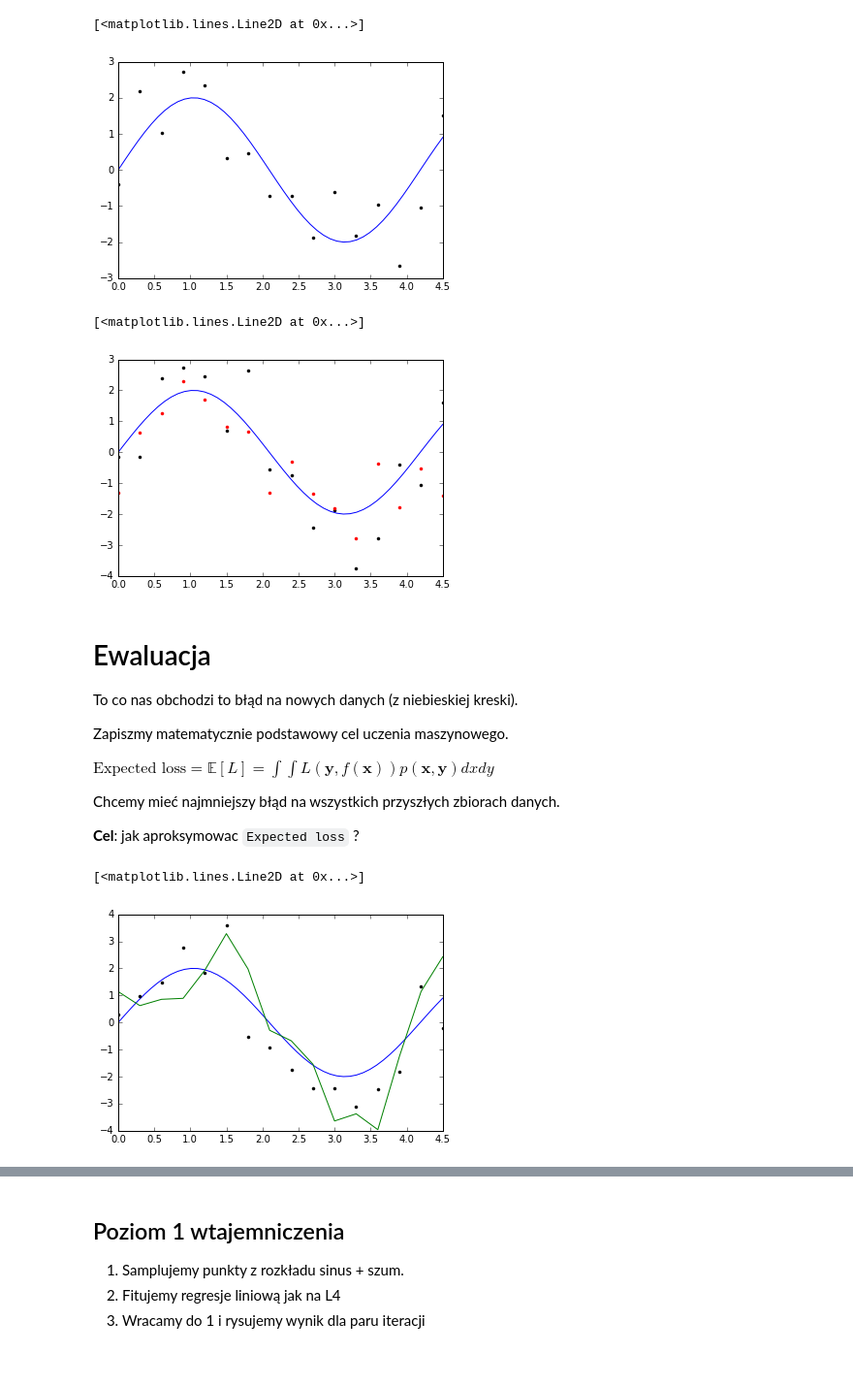
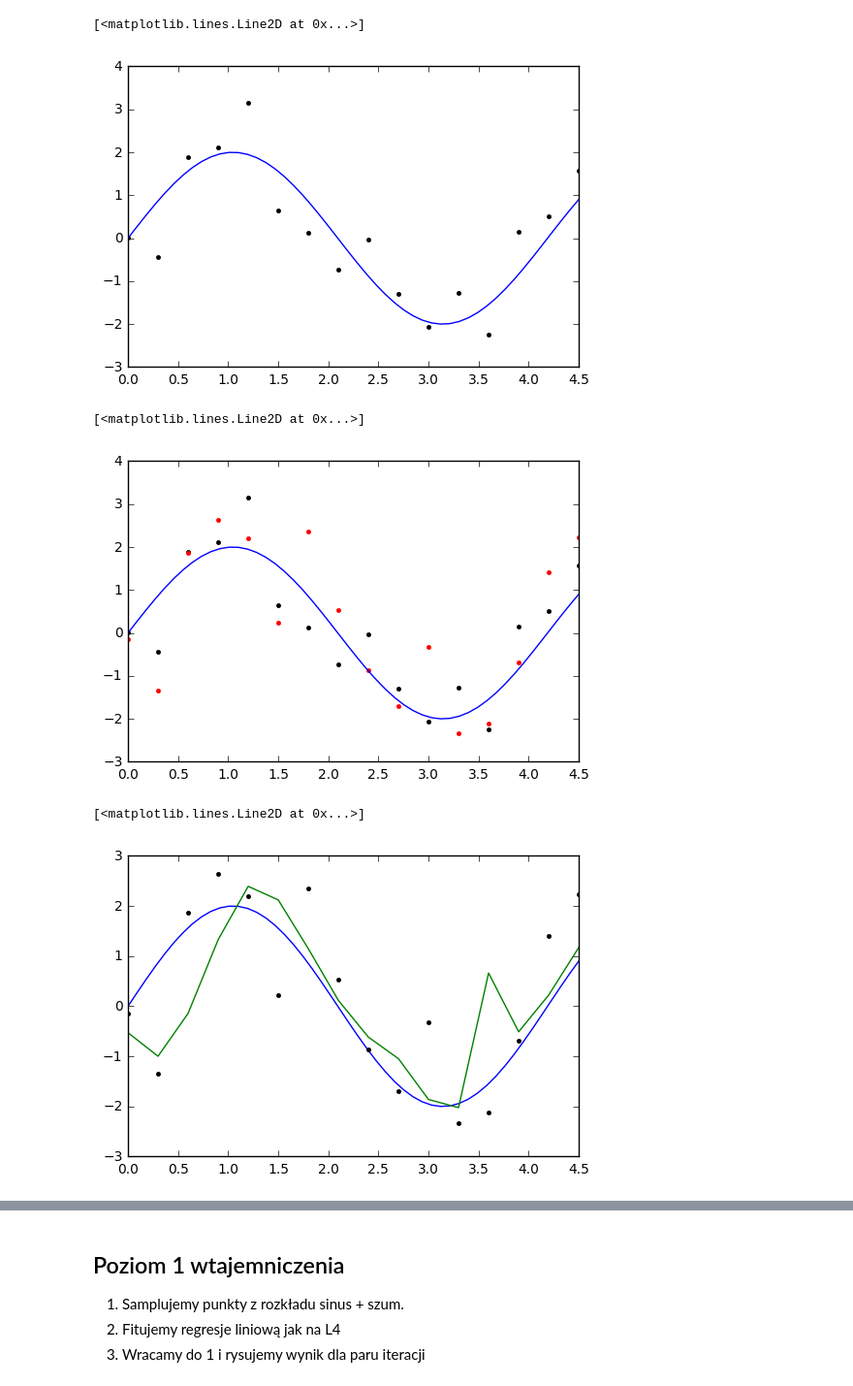
Before and after one commit to gmum/ml2017, a Jupyter notebook: L5.ipynb, the cells around one changed output, grey strips where cells are left out. Shown at 97% size. Drawn from its saved outputs; the diff is of its cells as text; code cells hidden in the pictures.

```diff
--- a/L5.ipynb
+++ b/L5.ipynb
@@ -60,43 +72,31 @@ def apply_polynomial(model, x):
 
 <img width=400 src="figures/L5/the-seventh-seal-chess-game.jpg">
 # %%
-# Dane w regresji
+# Przykładowe dane, z których próbujemy się nauczyć prawdziwego rozkładu prawdopodobieństwa
 x, y = sample(16)
-pl.plot(x, y, 'k.')
-pl.plot(f_x, f_y)
+plt.plot(x, y, 'k.')
+plt.plot(f_x, f_y)
 # %% [output]
 [<matplotlib.lines.Line2D at 0x...>]
-[figure, old version]
+[figure, new version]
 # %%
-# Inny zbior danych - moglismy tez taki otrzymac!
+# Inny zbior danych, ale pochodzący z tego samego rozkładu!
 prev_x, prev_y = x, y
 x, y = sample(16)
-pl.plot(prev_x, prev_y, 'k.', color='black')
-pl.plot(x, y, 'k.', color='r')
-pl.plot(f_x, f_y)
+plt.plot(prev_x, prev_y, 'k.', color='black')
+plt.plot(x, y, 'k.', color='r')
+plt.plot(f_x, f_y)
 # %% [output]
 [<matplotlib.lines.Line2D at 0x...>]
-[figure, old version]
+[figure, new version]
-# %% [markdown]
-# Ewaluacja
-
-To co nas obchodzi to błąd na nowych danych (z niebieskiej kreski).
-
-Zapiszmy matematycznie podstawowy cel uczenia maszynowego.
-
-$ \mbox{Expected loss} = \mathbb{E}[L] = \int \int L(\textbf{y}, f(\textbf{x})) p(\textbf{x},  \textbf{y}) dx dy $
-
-Chcemy mieć najmniejszy błąd na wszystkich przyszłych zbiorach danych.
-
-**Cel**: jak aproksymowac ``Expected loss`` ?
 # %%
 # Tu sie dopasowalismy
 X_train, y_train = sample(16)
 overfitted_model = fit_polynomial(X_train, y_train, 15)
 p_y = apply_polynomial(overfitted_model, X_train)
-pl.plot(f_x, f_y)
-pl.plot(X_train, y, 'k.')
-pl.plot(X_train, p_y)
+plt.plot(f_x, f_y)
+plt.plot(X_train, y, 'k.')
+plt.plot(X_train, p_y)
 # %% [output]
 [<matplotlib.lines.Line2D at 0x...>]
-[figure, old version]
+[figure, new version]
```
Also changed, not shown: parts of 29 cells of this notebook.
